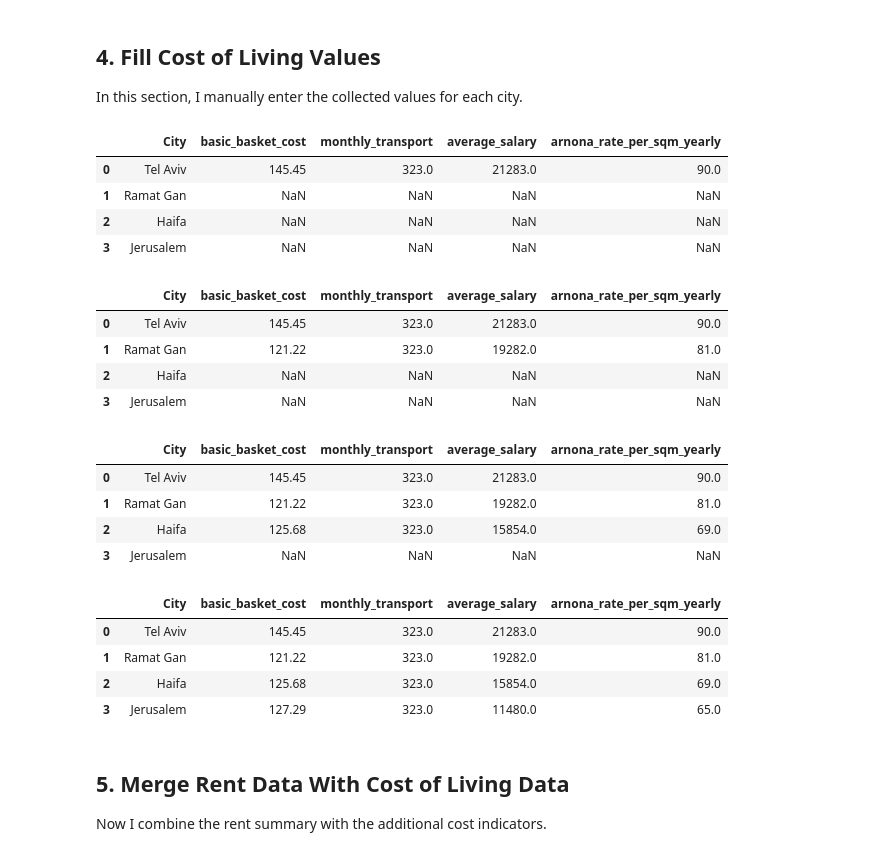
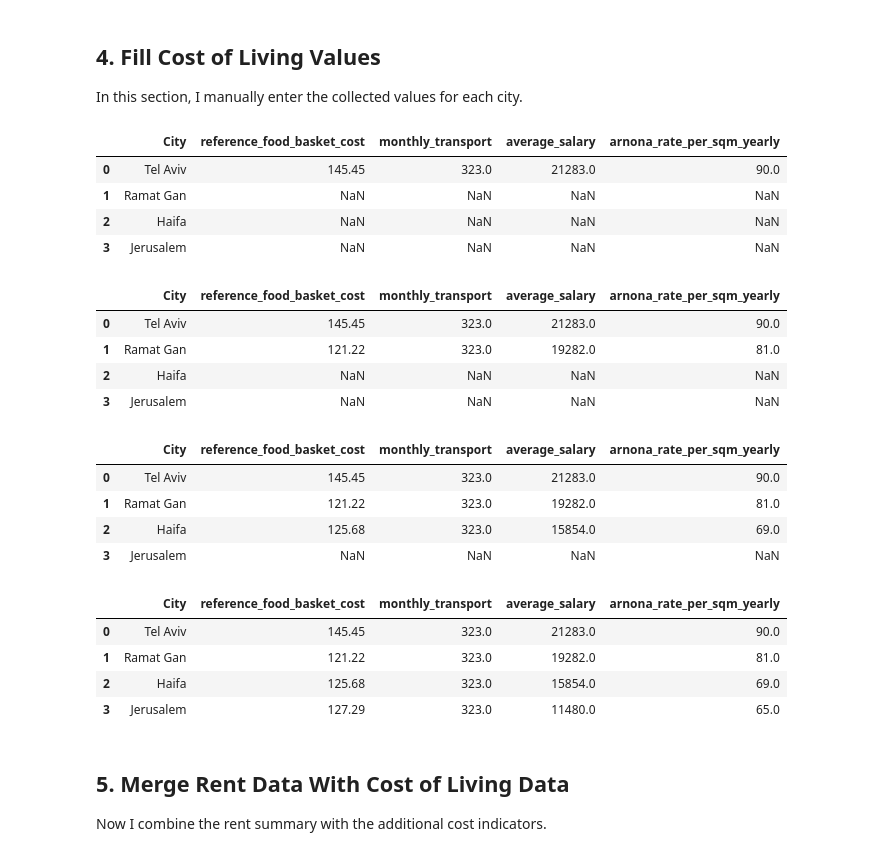
Before and after one commit to juanepstein99/cost-of-living-for-olim-israel, a Jupyter notebook: notebooks/Cost_of_Living_Summary.ipynb, the cells around one changed output. Drawn from its saved outputs; the diff is of its cells as text; code cells hidden in the pictures.

```diff
--- a/notebooks/Cost_of_Living_Summary.ipynb
+++ b/notebooks/Cost_of_Living_Summary.ipynb
@@ -96,8 +100,8 @@ Columns:
 city_cost = pd.DataFrame({
     "City": ["Tel Aviv", "Ramat Gan", "Haifa", "Jerusalem"],
 
-    # Monthly supermarket basket estimate
-    "basic_basket_cost": [np.nan, np.nan, np.nan, np.nan],
+    # Reference grocery basket for price comparison
+    "reference_food_basket_cost": [np.nan, np.nan, np.nan, np.nan],
 
     # Monthly public transportation cost
     "monthly_transport": [np.nan, np.nan, np.nan, np.nan],
@@ -137,55 +144,55 @@ milk, bread, eggs, rice, pasta, chicken, tomatoes, cucumbers, potatoes, apples,
 In this section, I manually enter the collected values for each city.
 # %%
 # Tel Aviv values
-city_cost.loc[city_cost["City"] == "Tel Aviv", "basic_basket_cost"] = 145.45
+city_cost.loc[city_cost["City"] == "Tel Aviv", "reference_food_basket_cost"] = 145.45
 city_cost.loc[city_cost["City"] == "Tel Aviv", "monthly_transport"] = 323
 city_cost.loc[city_cost["City"] == "Tel Aviv", "average_salary"] = 21283
 city_cost.loc[city_cost["City"] == "Tel Aviv", "arnona_rate_per_sqm_yearly"] = 90
 
 city_cost
 # %% [output]
-|  | City | basic_basket_cost | monthly_transport | average_salary | arnona_rate_per_sqm_yearly |
+|  | City | reference_food_basket_cost | monthly_transport | average_salary | arnona_rate_per_sqm_yearly |
 | 0 | Tel Aviv | 145.45 | 323.0 | 21283.0 | 90.0 |
 | 1 | Ramat Gan | NaN | NaN | NaN | NaN |
 | 2 | Haifa | NaN | NaN | NaN | NaN |
 | 3 | Jerusalem | NaN | NaN | NaN | NaN |
 # %%
 # Ramat Gan values
-city_cost.loc[city_cost["City"] == "Ramat Gan", "basic_basket_cost"] = 121.22
+city_cost.loc[city_cost["City"] == "Ramat Gan", "reference_food_basket_cost"] = 121.22
 city_cost.loc[city_cost["City"] == "Ramat Gan", "monthly_transport"] = 323
 city_cost.loc[city_cost["City"] == "Ramat Gan", "average_salary"] = 19282
 city_cost.loc[city_cost["City"] == "Ramat Gan", "arnona_rate_per_sqm_yearly"] = 81
 
 city_cost
 # %% [output]
-|  | City | basic_basket_cost | monthly_transport | average_salary | arnona_rate_per_sqm_yearly |
+|  | City | reference_food_basket_cost | monthly_transport | average_salary | arnona_rate_per_sqm_yearly |
 | 0 | Tel Aviv | 145.45 | 323.0 | 21283.0 | 90.0 |
 | 1 | Ramat Gan | 121.22 | 323.0 | 19282.0 | 81.0 |
 | 2 | Haifa | NaN | NaN | NaN | NaN |
 | 3 | Jerusalem | NaN | NaN | NaN | NaN |
 # %%
 # Haifa values
-city_cost.loc[city_cost["City"] == "Haifa", "basic_basket_cost"] = 125.68
+city_cost.loc[city_cost["City"] == "Haifa", "reference_food_basket_cost"] = 125.68
 city_cost.loc[city_cost["City"] == "Haifa", "monthly_transport"] = 323
 city_cost.loc[city_cost["City"] == "Haifa", "average_salary"] = 15854
 city_cost.loc[city_cost["City"] == "Haifa", "arnona_rate_per_sqm_yearly"] = 69
 
 city_cost
 # %% [output]
-|  | City | basic_basket_cost | monthly_transport | average_salary | arnona_rate_per_sqm_yearly |
+|  | City | reference_food_basket_cost | monthly_transport | average_salary | arnona_rate_per_sqm_yearly |
 | 0 | Tel Aviv | 145.45 | 323.0 | 21283.0 | 90.0 |
 | 1 | Ramat Gan | 121.22 | 323.0 | 19282.0 | 81.0 |
 | 2 | Haifa | 125.68 | 323.0 | 15854.0 | 69.0 |
 | 3 | Jerusalem | NaN | NaN | NaN | NaN |
 # %%
 # Jerusalem values
-city_cost.loc[city_cost["City"] == "Jerusalem", "basic_basket_cost"] = 127.29
+city_cost.loc[city_cost["City"] == "Jerusalem", "reference_food_basket_cost"] = 127.29
 city_cost.loc[city_cost["City"] == "Jerusalem", "monthly_transport"] = 323
 city_cost.loc[city_cost["City"] == "Jerusalem", "average_salary"] = 11480
 city_cost.loc[city_cost["City"] == "Jerusalem", "arnona_rate_per_sqm_yearly"] = 65
 city_cost
 # %% [output]
-|  | City | basic_basket_cost | monthly_transport | average_salary | arnona_rate_per_sqm_yearly |
+|  | City | reference_food_basket_cost | monthly_transport | average_salary | arnona_rate_per_sqm_yearly |
 | 0 | Tel Aviv | 145.45 | 323.0 | 21283.0 | 90.0 |
 | 1 | Ramat Gan | 121.22 | 323.0 | 19282.0 | 81.0 |
 | 2 | Haifa | 125.68 | 323.0 | 15854.0 | 69.0 |
```
Also changed, not shown: parts of 9 cells of this notebook, 3 other files.
